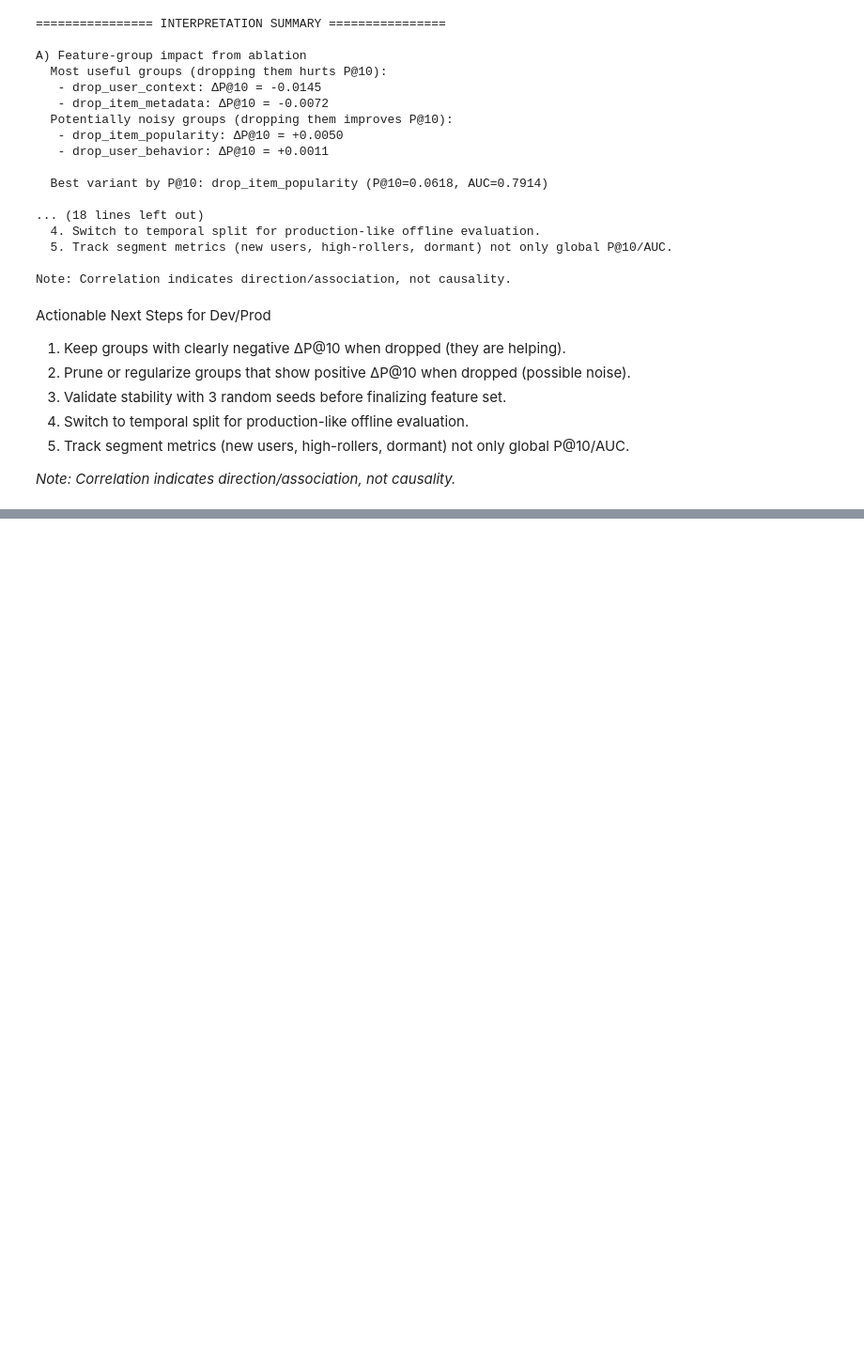
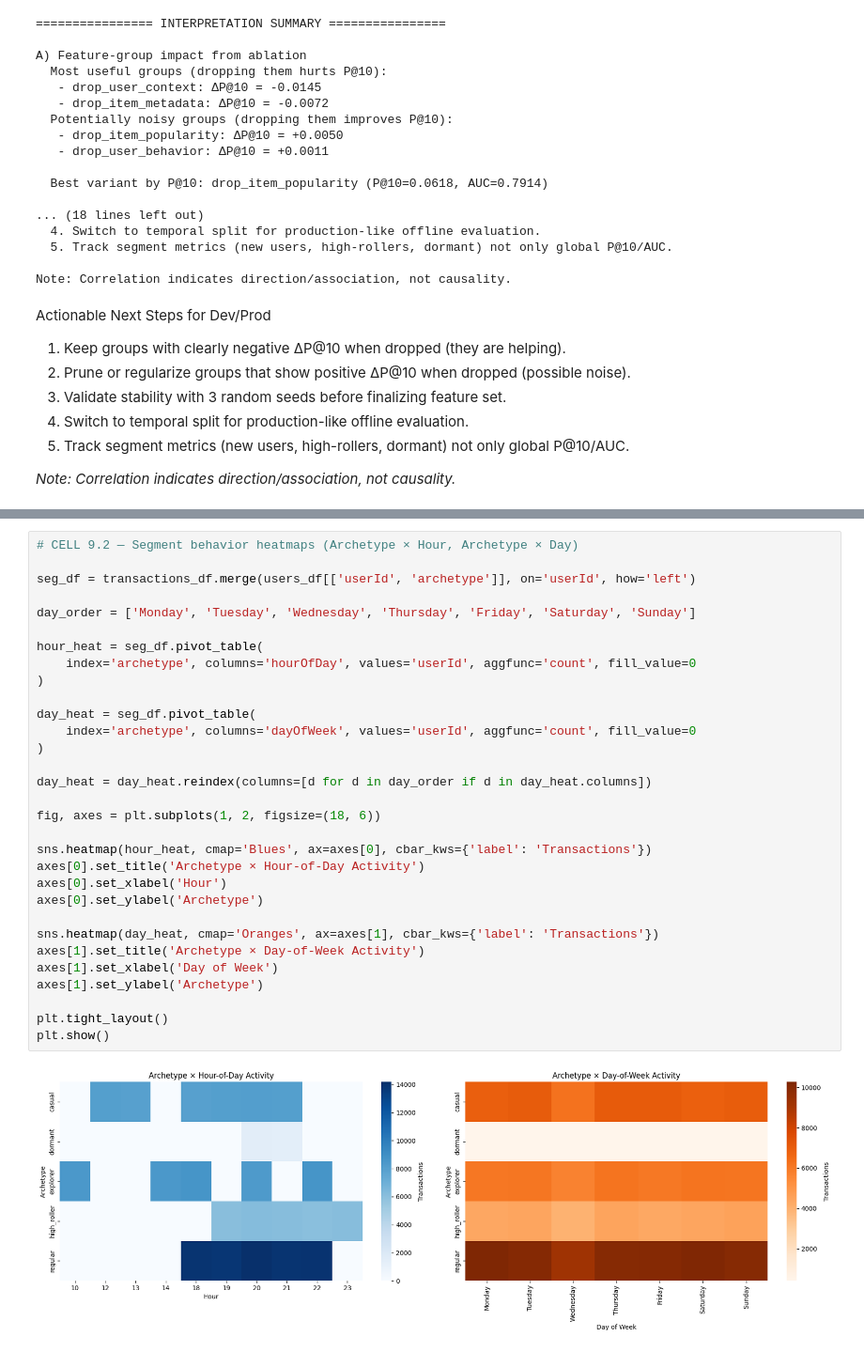
Before and after one commit to AyushDubeyaquagaming/Hybrid-RecSys, a Jupyter notebook: lightfm/recsys.ipynb, the cells around one changed output, grey strips where cells are left out. Shown at 94% size. Drawn from its saved outputs; the diff is of its cells as text; blank space fills up the shorter version.

```diff
--- a/lightfm/recsys.ipynb
+++ b/lightfm/recsys.ipynb
@@ -1114,0 +1158,33 @@ Actionable Next Steps for Dev/Prod
+# %%
+# CELL 9.2 — Segment behavior heatmaps (Archetype × Hour, Archetype × Day)
+
+seg_df = transactions_df.merge(users_df[['userId', 'archetype']], on='userId', how='left')
+
+day_order = ['Monday', 'Tuesday', 'Wednesday', 'Thursday', 'Friday', 'Saturday', 'Sunday']
+
+hour_heat = seg_df.pivot_table(
+    index='archetype', columns='hourOfDay', values='userId', aggfunc='count', fill_value=0
+)
+
+day_heat = seg_df.pivot_table(
+    index='archetype', columns='dayOfWeek', values='userId', aggfunc='count', fill_value=0
+)
+
+day_heat = day_heat.reindex(columns=[d for d in day_order if d in day_heat.columns])
+
+fig, axes = plt.subplots(1, 2, figsize=(18, 6))
+
+sns.heatmap(hour_heat, cmap='Blues', ax=axes[0], cbar_kws={'label': 'Transactions'})
+axes[0].set_title('Archetype × Hour-of-Day Activity')
+axes[0].set_xlabel('Hour')
+axes[0].set_ylabel('Archetype')
+
+sns.heatmap(day_heat, cmap='Oranges', ax=axes[1], cbar_kws={'label': 'Transactions'})
+axes[1].set_title('Archetype × Day-of-Week Activity')
+axes[1].set_xlabel('Day of Week')
+axes[1].set_ylabel('Archetype')
+
+plt.tight_layout()
+plt.show()
+# %% [output]
+[figure, added]
```
Also changed, not shown: parts of 7 cells of this notebook.
